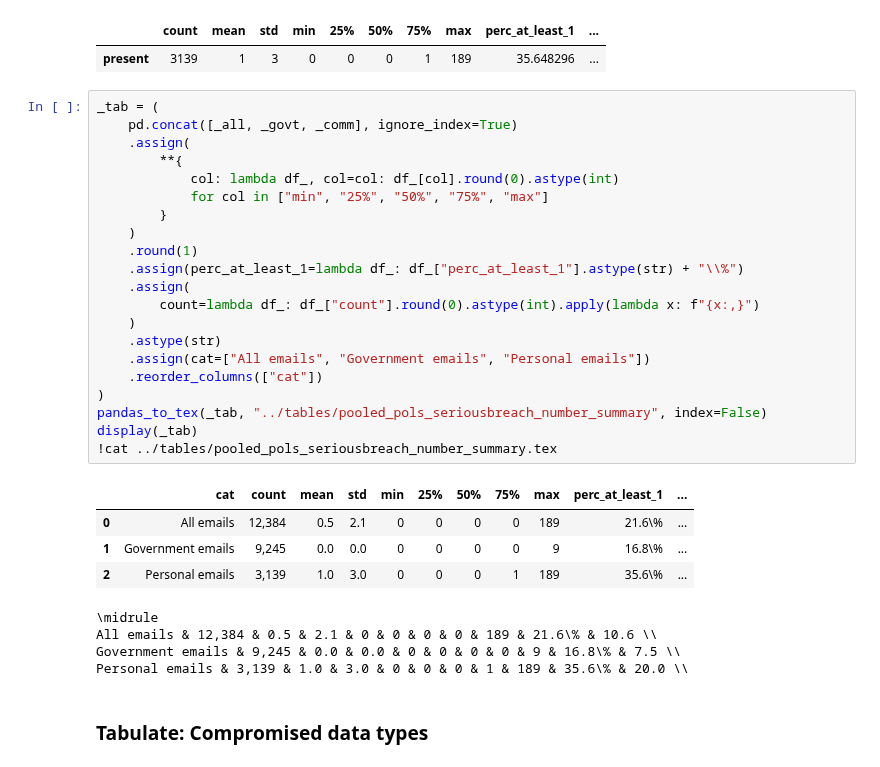
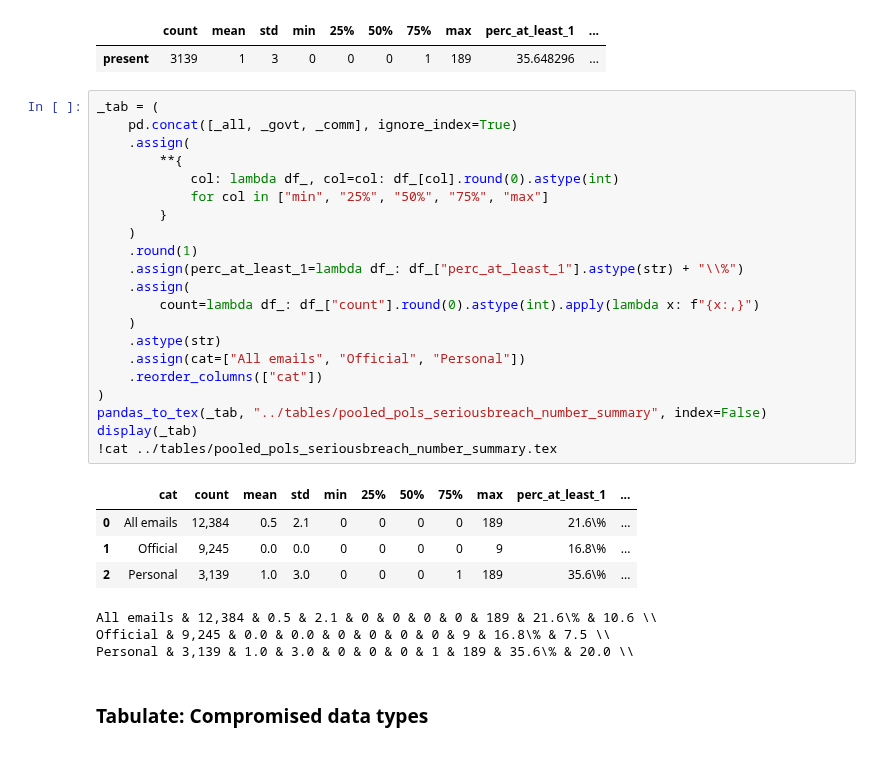
Before and after one commit to themains/pwned_pols, a Jupyter notebook: scripts/07_everypol_summ.ipynb, the cells around one changed output. Drawn from its saved outputs; the diff is of its cells as text.

```diff
--- a/scripts/07_everypol_summ.ipynb
+++ b/scripts/07_everypol_summ.ipynb
@@ -1233,33 +1232,32 @@ _comm
 # %%
 _tab = (
     pd.concat([_all, _govt, _comm], ignore_index=True)
     .assign(
         **{
             col: lambda df_, col=col: df_[col].round(0).astype(int)
             for col in ["min", "25%", "50%", "75%", "max"]
         }
     )
     .round(1)
     .assign(perc_at_least_1=lambda df_: df_["perc_at_least_1"].astype(str) + "\\%")
     .assign(
         count=lambda df_: df_["count"].round(0).astype(int).apply(lambda x: f"{x:,}")
     )
     .astype(str)
-    .assign(cat=["All emails", "Government emails", "Personal emails"])
+    .assign(cat=["All emails", "Official", "Personal"])
     .reorder_columns(["cat"])
 )
 pandas_to_tex(_tab, "../tables/pooled_pols_seriousbreach_number_summary", index=False)
 display(_tab)
 !cat ../tables/pooled_pols_seriousbreach_number_summary.tex
 # %% [output]
 |  | cat | count | mean | std | min | 25% | 50% | 75% | max | perc_at_least_1 | ... |
 | 0 | All emails | 12,384 | 0.5 | 2.1 | 0 | 0 | 0 | 0 | 189 | 21.6\% | ... |
-| 1 | Government emails | 9,245 | 0.0 | 0.0 | 0 | 0 | 0 | 0 | 9 | 16.8\% | ... |
-| 2 | Personal emails | 3,139 | 1.0 | 3.0 | 0 | 0 | 0 | 1 | 189 | 35.6\% | ... |
+| 1 | Official | 9,245 | 0.0 | 0.0 | 0 | 0 | 0 | 0 | 9 | 16.8\% | ... |
+| 2 | Personal | 3,139 | 1.0 | 3.0 | 0 | 0 | 0 | 1 | 189 | 35.6\% | ... |
-\midrule
 All emails & 12,384 & 0.5 & 2.1 & 0 & 0 & 0 & 0 & 189 & 21.6\% & 10.6 \\
-Government emails & 9,245 & 0.0 & 0.0 & 0 & 0 & 0 & 0 & 9 & 16.8\% & 7.5 \\
-Personal emails & 3,139 & 1.0 & 3.0 & 0 & 0 & 0 & 1 & 189 & 35.6\% & 20.0 \\
+Official & 9,245 & 0.0 & 0.0 & 0 & 0 & 0 & 0 & 9 & 16.8\% & 7.5 \\
+Personal & 3,139 & 1.0 & 3.0 & 0 & 0 & 0 & 1 & 189 & 35.6\% & 20.0 \\
 # %% [markdown]
 ### Tabulate: Compromised data types
 # %%
```
Also changed, not shown: parts of 8 cells of this notebook, 9 other files.
